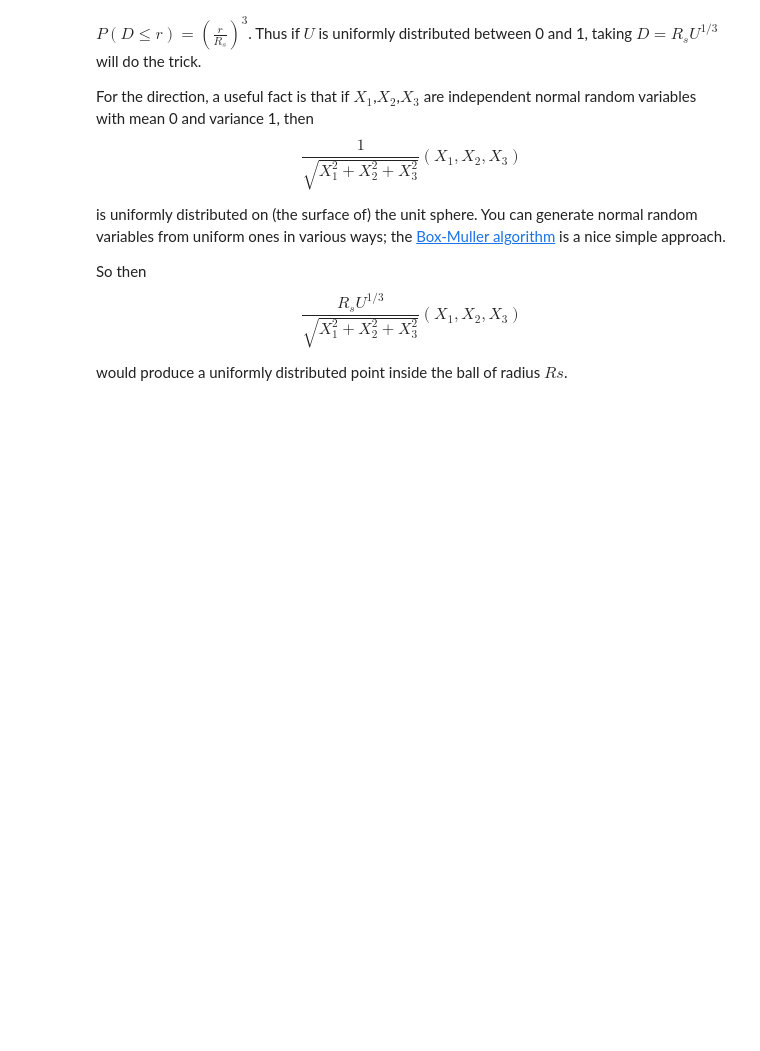
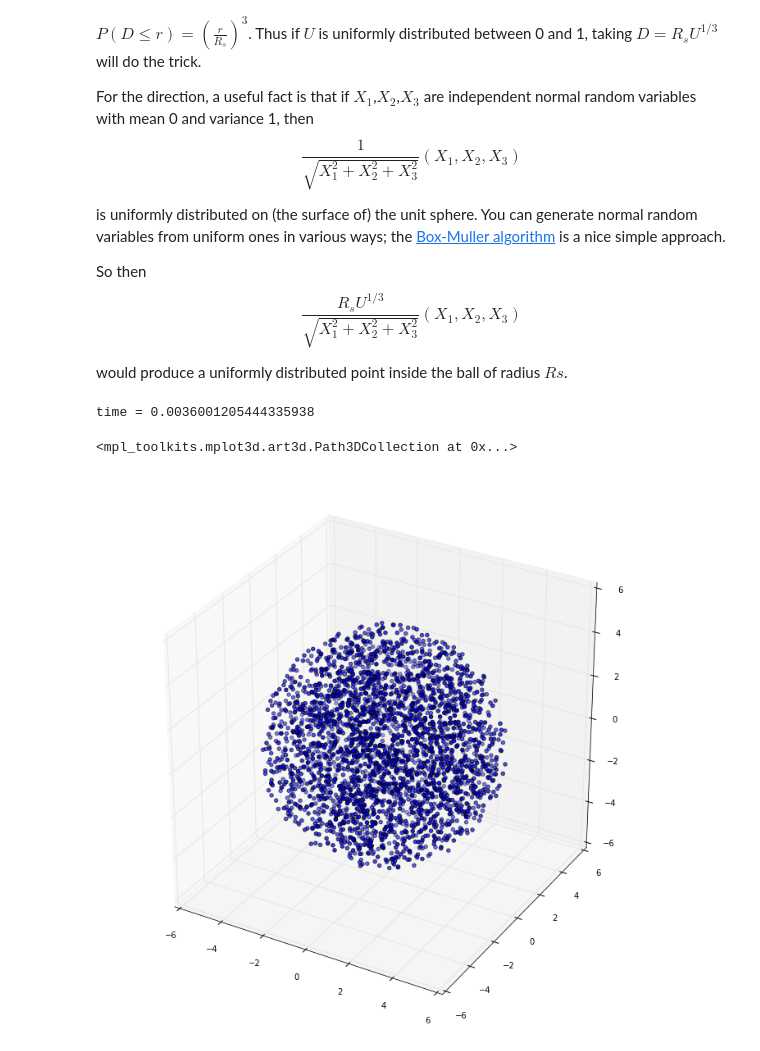
Before and after one commit to pewen/ten, a Jupyter notebook: doc/notebooks/Random_points_in_sphere.ipynb, the cells around one changed output. Cells and saved outputs as stored; diff of their text form; code cells hidden in the pictures; blank space fills up the shorter version.

```diff
--- a/doc/notebooks/Random_points_in_sphere.ipynb
+++ b/doc/notebooks/Random_points_in_sphere.ipynb
@@ -126,3 +126,24 @@ is uniformly distributed on (the surface of) the unit sphere. You can generate n
 So then $$\frac{R_s U^{1/3}}{\sqrt{X_1^2+X_2^2+X_3^2}}(X_1,X_2,X_3)$$
 
 would produce a uniformly distributed point inside the ball of radius $Rs$.
+# %%
+import sys
+sys.path.append("/home/lucas/Documents/Codigo/git-repos/ten/src/")
+from utils import generate_random_points_in_sphere
+
+num_points = 3000
+
+t = time.time()
+
+points = generate_random_points_in_sphere(num_points, 5)
+
+print("time =", time.time() - t)
+
+fig = plt.figure(figsize=(12,12))
+ax = fig.add_subplot(111, projection='3d')
+
+ax.scatter(points[0], points[1], points[2])
+# %% [output]
+time = 0.0036001205444335938
+<mpl_toolkits.mplot3d.art3d.Path3DCollection at 0x...>
+[figure, added]
```
Also changed, not shown: parts of 6 cells of this notebook, 1 other file.
